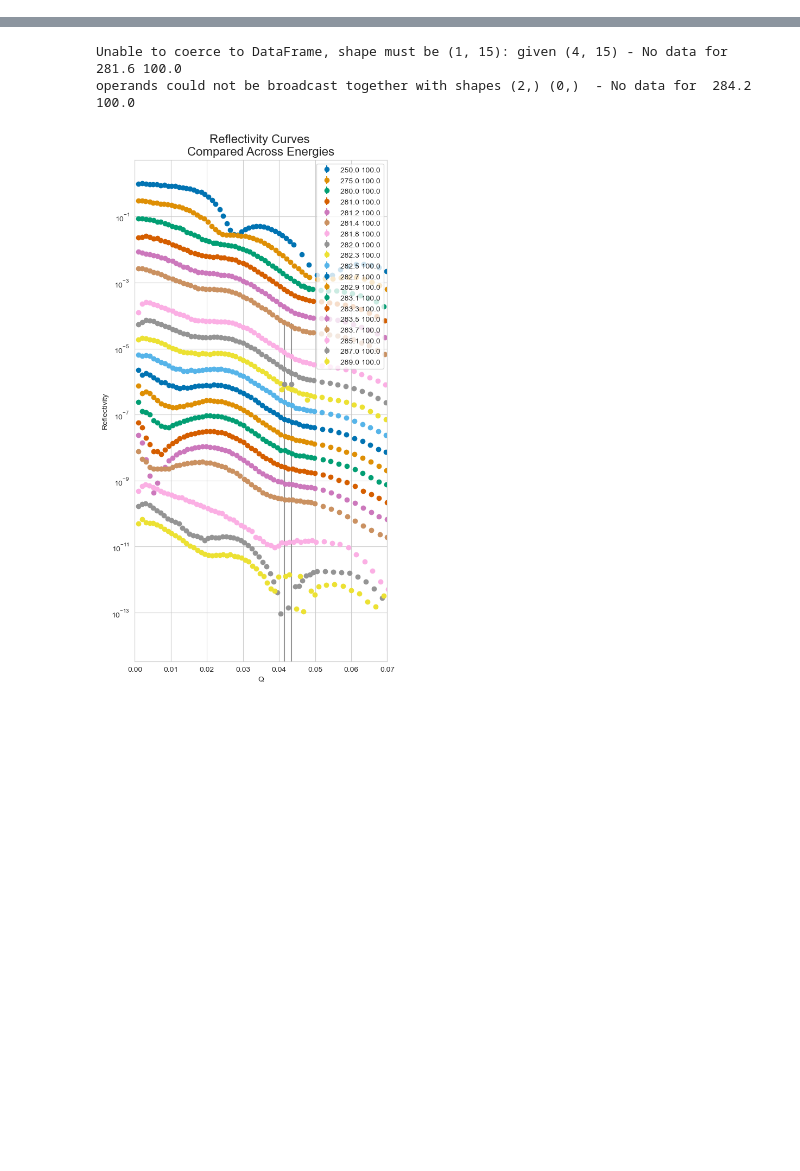
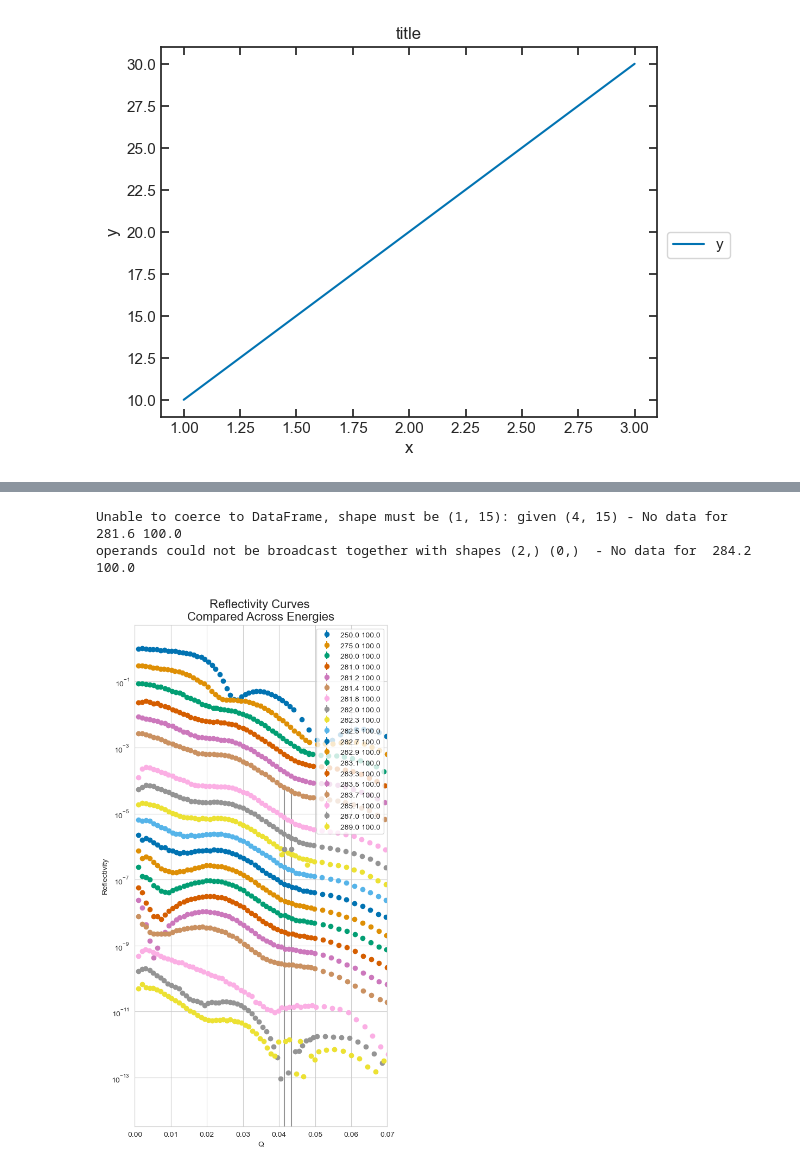
Before and after one commit to WSU-Carbon-Lab/pyref, a Jupyter notebook: ReflPlotting.ipynb, the cells around one changed output, grey strips where cells are left out. Drawn from its saved outputs; the diff is of its cells as text; code cells hidden in the pictures; blank space fills up the shorter version.

```diff
--- a/ReflPlotting.ipynb
+++ b/ReflPlotting.ipynb
@@ -9,6 +9,21 @@ import pandas as pd
 import seaborn as sns
 sys.path.append(r'reflutils')
 from reflutils import FileDialog, Refl, tree
+
+sns.set_style("white",rc = {"xtick.direction": "in", "ytick.direction": "in", "xtick.top":True, "ytick.right":True, "xtick.bottom" : True, "ytick.left", "": True, "grid.linestyle": "--"})
+sns.set_context('notebook')
+sns.set_palette('colorblind')
+# %%
+df = pd.DataFrame({'x': [1, 2, 3], 'y': [10, 20, 30]})
+fig, ax = plt.subplots()
+ax.plot('x', 'y', data=df)
+ax.set_title('title')
+ax.set_xlabel('x')
+ax.set_ylabel('y')
+ax.legend(bbox_to_anchor=(1.02, .5), loc='upper left',borderaxespad=0)
+plt.show()
+# %% [output]
+[figure, added]
 # %%
 xrrDataBase = FileDialog.getDirectory(title="Select the XRR Database")
 
```
Also changed, not shown: parts of 9 cells of this notebook.
